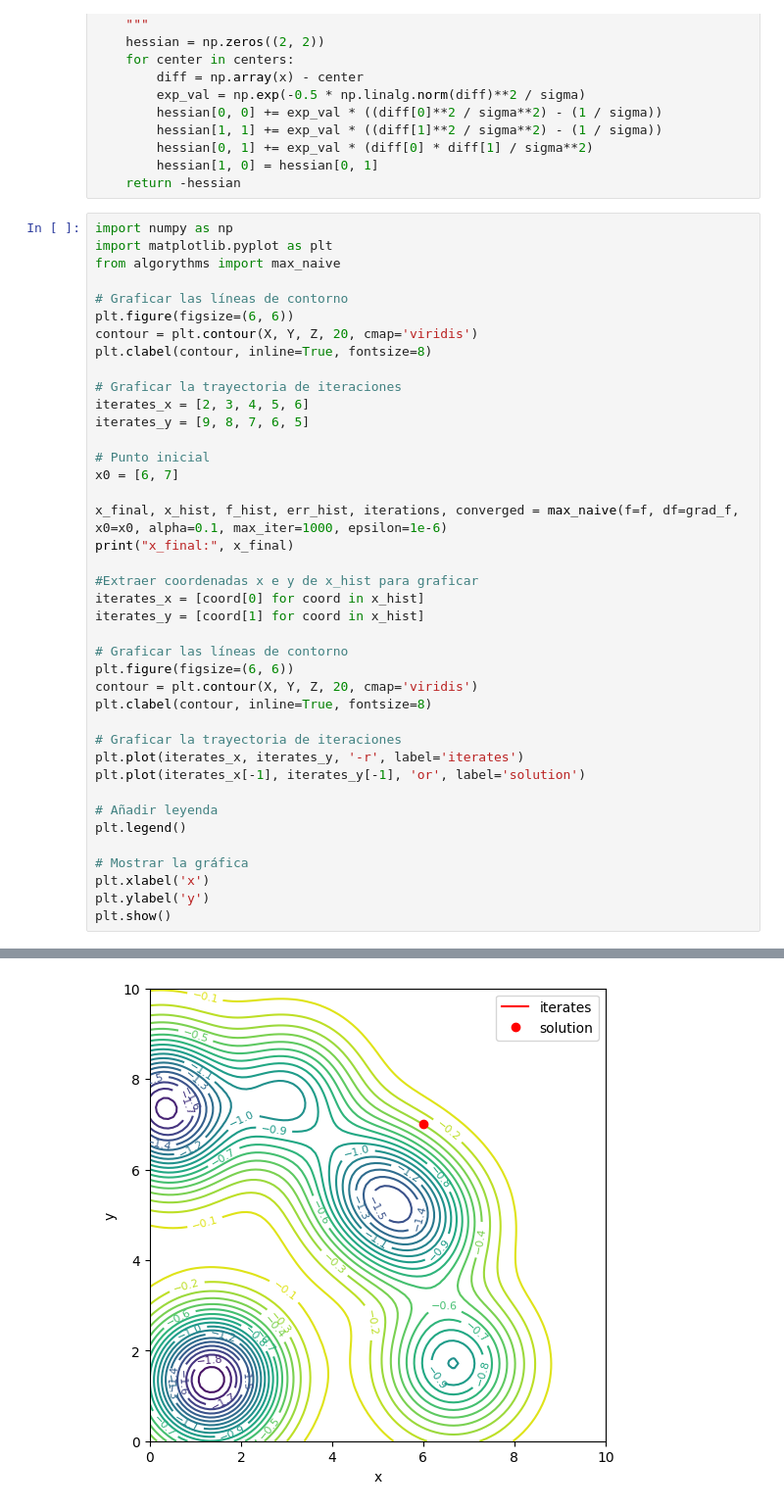
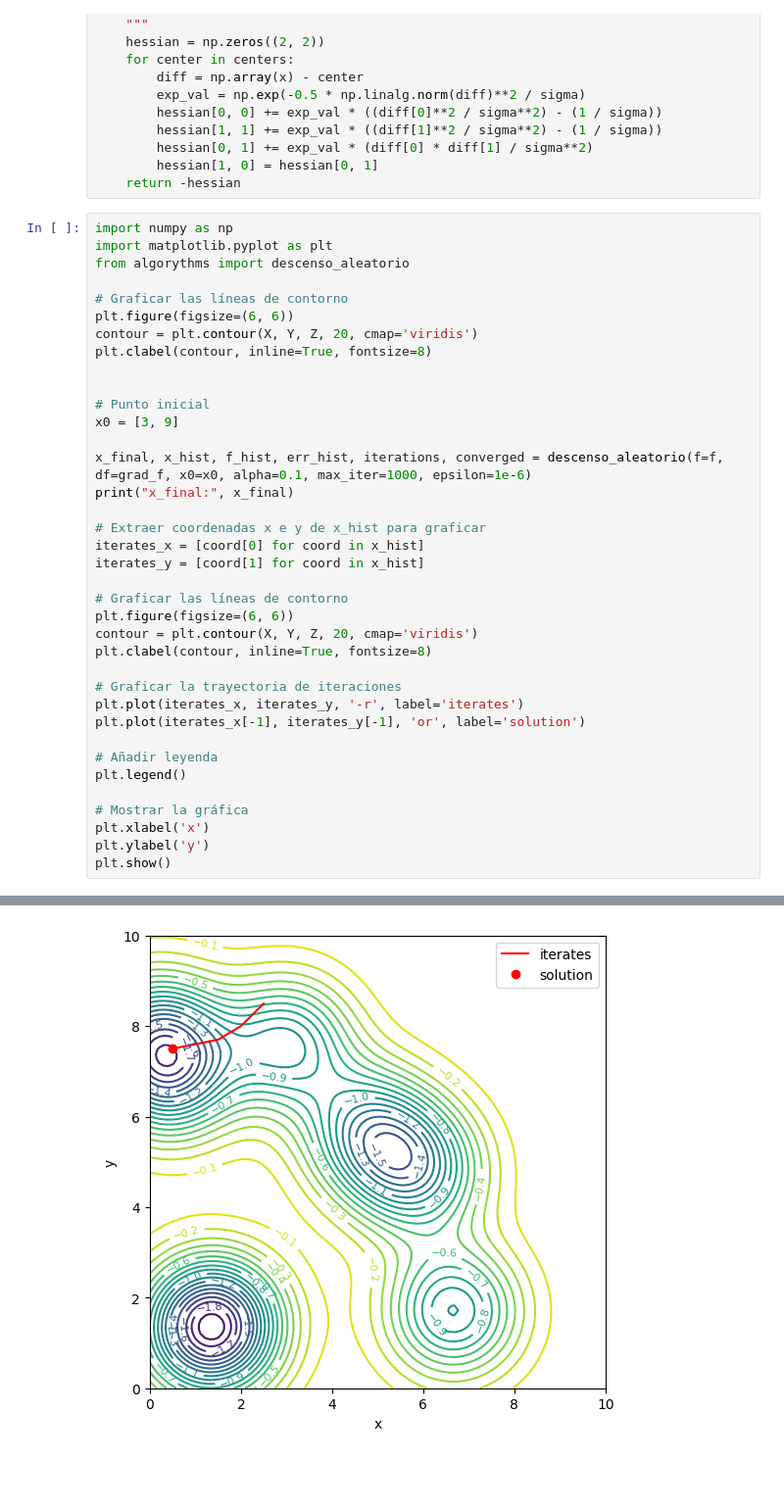
Before and after one commit to pabloozamora/UVG_Modsim_Lab_7, a Jupyter notebook: ejercicio6.ipynb, the cells around one changed output, grey strips where cells are left out. Shown: that part at 98% size. Cells and saved outputs as stored; diff of their text form; blank space fills up the shorter version.

Commit message:
Ejercicio 6 finalizado

```diff
--- a/ejercicio6.ipynb
+++ b/ejercicio6.ipynb
@@ -56,24 +56,21 @@ def hessian_f(x, sigma):
 # %%
 import numpy as np
 import matplotlib.pyplot as plt
-from algorythms import max_naive
+from algorythms import descenso_aleatorio
 
 # Graficar las líneas de contorno
 plt.figure(figsize=(6, 6))
 contour = plt.contour(X, Y, Z, 20, cmap='viridis')
 plt.clabel(contour, inline=True, fontsize=8)
 
-# Graficar la trayectoria de iteraciones
-iterates_x = [2, 3, 4, 5, 6]
-iterates_y = [9, 8, 7, 6, 5]
 
 # Punto inicial
-x0 = [6, 7]
+x0 = [3, 9]
 
-x_final, x_hist, f_hist, err_hist, iterations, converged = max_naive(f=f, df=grad_f, x0=x0, alpha=0.1, max_iter=1000, epsilon=1e-6)
+x_final, x_hist, f_hist, err_hist, iterations, converged = descenso_aleatorio(f=f, df=grad_f, x0=x0, alpha=0.1, max_iter=1000, epsilon=1e-6)
 print("x_final:", x_final)
 
-#Extraer coordenadas x e y de x_hist para graficar
+# Extraer coordenadas x e y de x_hist para graficar
 iterates_x = [coord[0] for coord in x_hist]
 iterates_y = [coord[1] for coord in x_hist]
 
@@ -98,2 +95,2 @@ x_final: [6. 7.]
 [figure]
-[figure, old version]
+[figure, new version]
```
Also changed, not shown: parts of 1 cell of this notebook.
